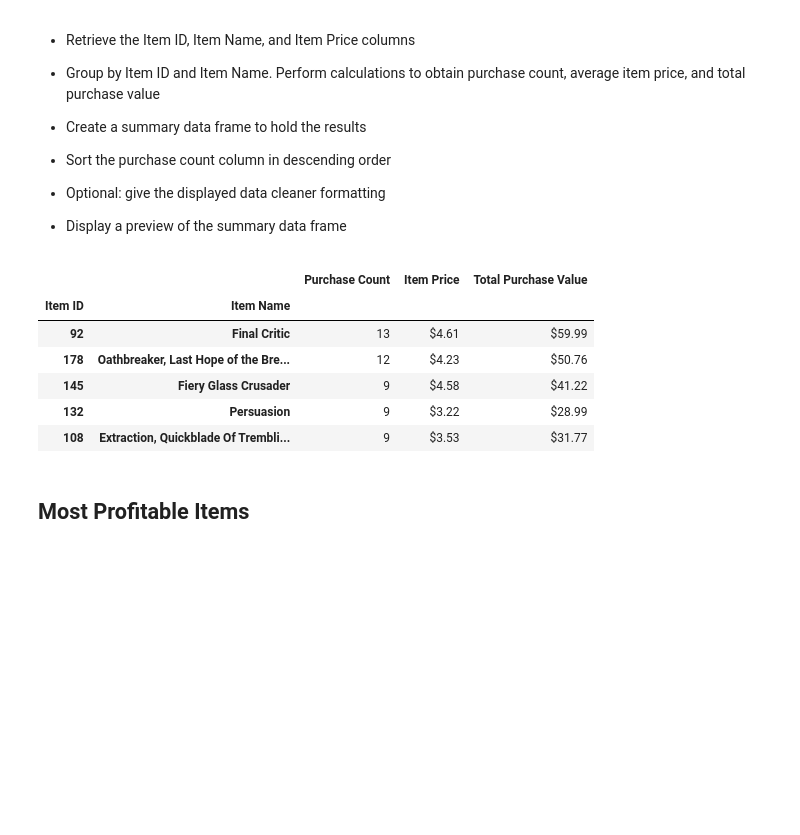
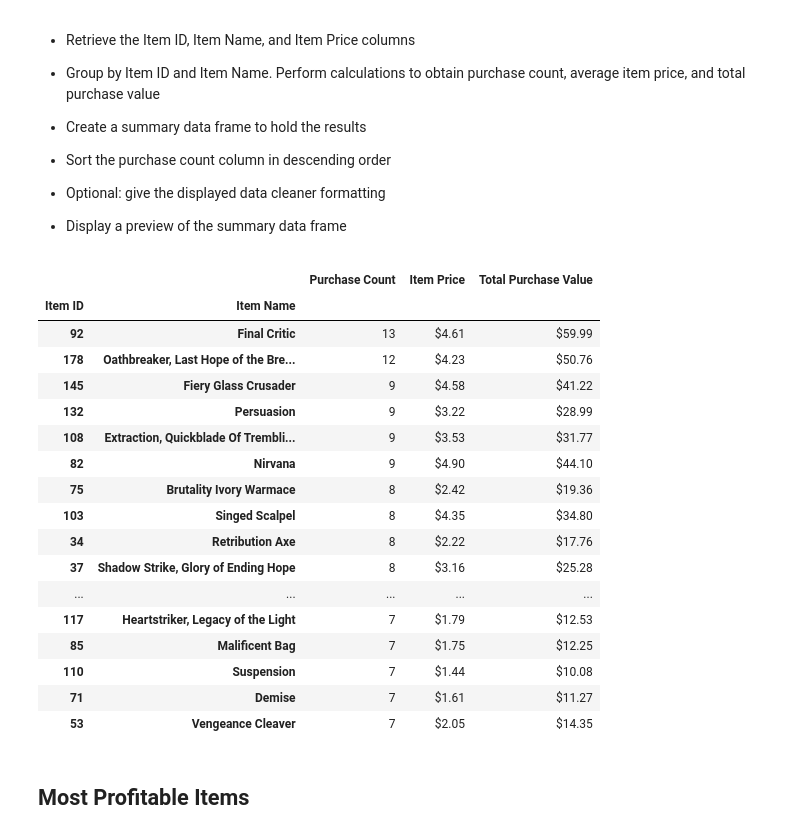
Before and after one commit to iegatlanta/pandas-challenge, a Jupyter notebook: HeroesOfPymoli/HeroesOfPymoli_Final.ipynb, the cells around one changed output. Drawn from its saved outputs; the diff is of its cells as text; code cells hidden in the pictures; blank space fills up the shorter version.

```diff
--- a/HeroesOfPymoli/HeroesOfPymoli_Final.ipynb
+++ b/HeroesOfPymoli/HeroesOfPymoli_Final.ipynb
@@ -315,34 +315,45 @@ grp_top_item_df = orig_purchase_data_df.groupby(["Item ID", "Item Name"])
 grp_top_item_df.count()
 
 #data sorted by Item df
 analysis_by_item_df = pd.DataFrame(grp_top_item_df["Purchase ID"].count())
 
 #total purchase value by Item
 total_purchase_value_ITEM = grp_top_item_df["Price"].sum()
 total_purchase_value_ITEM
 dlr_total_purchase_value_ITEM = total_purchase_value_ITEM.map("${:,.2f}".format)
 
 #get purchase price by Item
 purchase_price_ITEM = grp_top_item_df["Price"].mean()
 purchase_price_ITEM
 purchase_price_item = purchase_price_ITEM.map("${:,.2f}".format)
 
 #organize summary Item data, condense columns to a df
 analysis_by_item_df["Item Price"] = dlr_purchase_price_item
 analysis_by_item_df["Total Purchase Value"] = dlr_total_purchase_value_ITEM
 
 #summary Most Popular Item analysis grouped by Item and rename
 purchased_data_df = analysis_by_item_df.rename(columns={"Purchase ID":"Purchase Count"})
 popular_items_df=purchased_data_df.sort_values("Purchase Count", ascending=False)
-popular_items_df.head()
+popular_items_df.head(20)
 # %% [output]
 |  |  | Purchase Count | Item Price | Total Purchase Value |
 | Item ID | Item Name |  |  |  |
 | 92 | Final Critic | 13 | $4.61 | $59.99 |
 | 178 | Oathbreaker, Last Hope of the Bre... | 12 | $4.23 | $50.76 |
 | 145 | Fiery Glass Crusader | 9 | $4.58 | $41.22 |
 | 132 | Persuasion | 9 | $3.22 | $28.99 |
 | 108 | Extraction, Quickblade Of Trembli... | 9 | $3.53 | $31.77 |
+| 82 | Nirvana | 9 | $4.90 | $44.10 |
+| 75 | Brutality Ivory Warmace | 8 | $2.42 | $19.36 |
+| 103 | Singed Scalpel | 8 | $4.35 | $34.80 |
+| 34 | Retribution Axe | 8 | $2.22 | $17.76 |
+| 37 | Shadow Strike, Glory of Ending Hope | 8 | $3.16 | $25.28 |
+| ... | ... | ... | ... | ... |
+| 117 | Heartstriker, Legacy of the Light | 7 | $1.79 | $12.53 |
+| 85 | Malificent Bag | 7 | $1.75 | $12.25 |
+| 110 | Suspension | 7 | $1.44 | $10.08 |
+| 71 | Demise | 7 | $1.61 | $11.27 |
+| 53 | Vengeance Cleaver | 7 | $2.05 | $14.35 |
 # %% [markdown]
 ## Most Profitable Items
 # %% [markdown]
```
Also changed, not shown: parts of 3 cells of this notebook, 1 other file.
